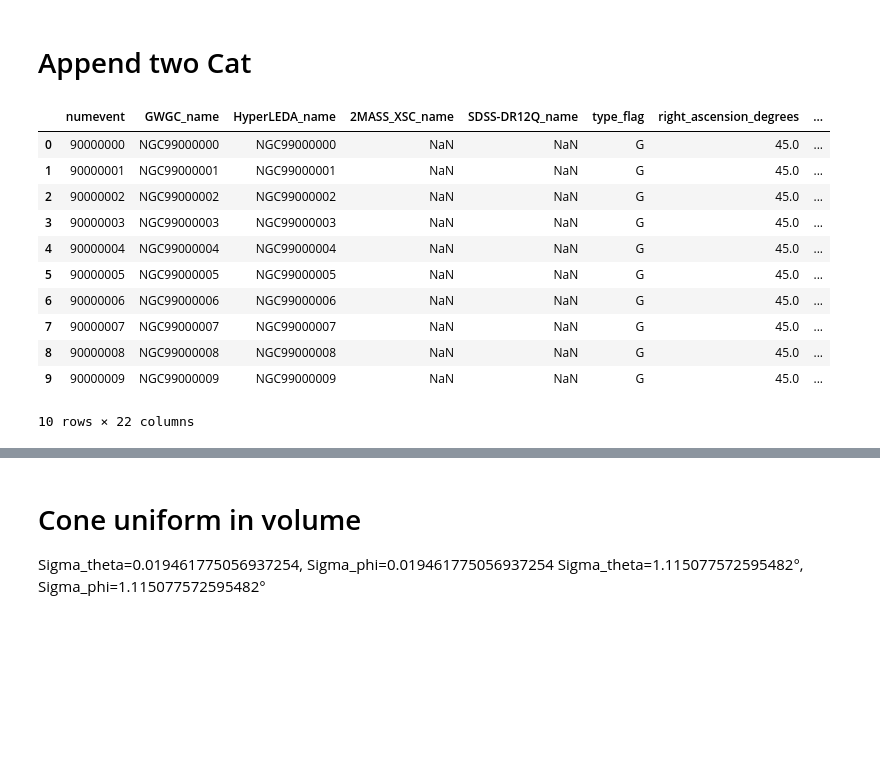
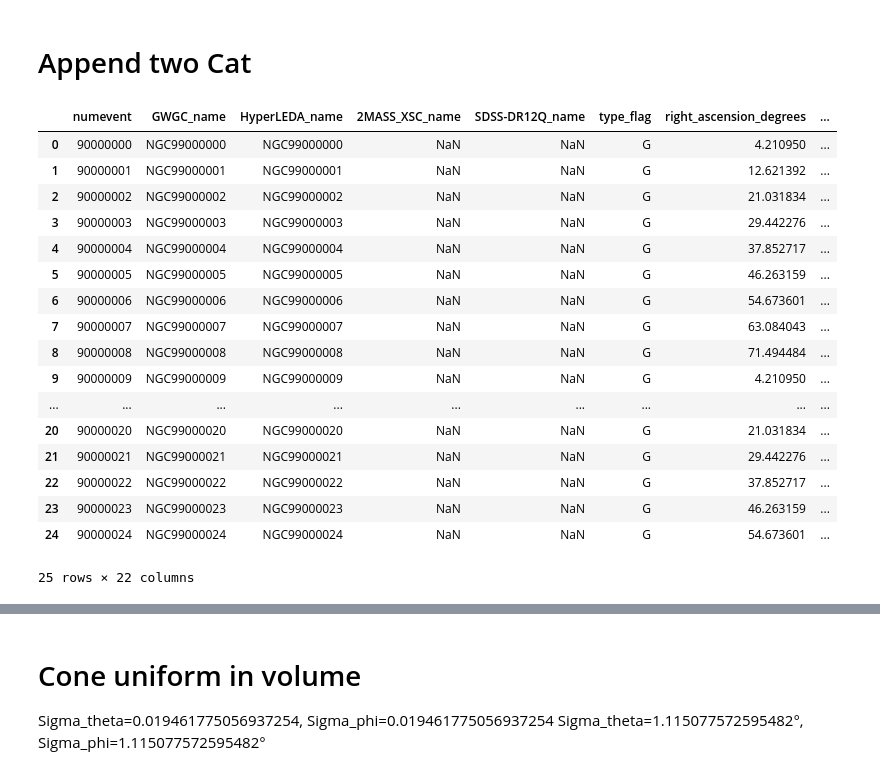
Before and after one commit to RCianca/DarkSirensStat, a Jupyter notebook: ProxyGenerator/GLADE-inator.ipynb, the cells around one changed output, grey strips where cells are left out. Saved outputs shown, nothing was run; the diff lists cells and outputs as text; code cells hidden in the pictures; blank space fills up the shorter version.

```diff
--- a/ProxyGenerator/GLADE-inator.ipynb
+++ b/ProxyGenerator/GLADE-inator.ipynb
@@ -835,25 +874,31 @@ del theta_gals
 # %% [markdown]
 # Append two Cat
 # %%
-tmp_host = pd.read_csv('host_of_GW2218xx.txt', sep=" ", header=None, low_memory=False)
+tmp_host = pd.read_csv('host_of_GW2220xx.txt', sep=" ", header=None, low_memory=False)
 #print(df[20])#pandas lavora al contrario ossia [colonna][riga]
 colnames=['numevent','GWGC_name','HyperLEDA_name','2MASS_XSC_name','SDSS-DR12Q_name','type_flag','right_ascension_degrees',
           'declination_degrees','dl','err_lum_dist','z','app_B_mag','err_app_B_mag','abs_B_mag','app_J_mag',
           'err_app_J_mag','app_H_mag','err_app_H_mag','app_K_mag','err_app_K_mag','lum_dist_flag','pec_vel_correction'
           ]
 tmp_host.columns=colnames
 tmp_host.head(25)
 # %% [output]
 |  | numevent | GWGC_name | HyperLEDA_name | 2MASS_XSC_name | SDSS-DR12Q_name | type_flag | right_ascension_degrees | ... |
-| 0 | 90000000 | NGC99000000 | NGC99000000 | NaN | NaN | G | 45.0 | ... |
-| 1 | 90000001 | NGC99000001 | NGC99000001 | NaN | NaN | G | 45.0 | ... |
-| 2 | 90000002 | NGC99000002 | NGC99000002 | NaN | NaN | G | 45.0 | ... |
-| 3 | 90000003 | NGC99000003 | NGC99000003 | NaN | NaN | G | 45.0 | ... |
-| 4 | 90000004 | NGC99000004 | NGC99000004 | NaN | NaN | G | 45.0 | ... |
-| 5 | 90000005 | NGC99000005 | NGC99000005 | NaN | NaN | G | 45.0 | ... |
-| 6 | 90000006 | NGC99000006 | NGC99000006 | NaN | NaN | G | 45.0 | ... |
-| 7 | 90000007 | NGC99000007 | NGC99000007 | NaN | NaN | G | 45.0 | ... |
-| 8 | 90000008 | NGC99000008 | NGC99000008 | NaN | NaN | G | 45.0 | ... |
-| 9 | 90000009 | NGC99000009 | NGC99000009 | NaN | NaN | G | 45.0 | ... |
+| 0 | 90000000 | NGC99000000 | NGC99000000 | NaN | NaN | G | 4.210950 | ... |
+| 1 | 90000001 | NGC99000001 | NGC99000001 | NaN | NaN | G | 12.621392 | ... |
+| 2 | 90000002 | NGC99000002 | NGC99000002 | NaN | NaN | G | 21.031834 | ... |
+| 3 | 90000003 | NGC99000003 | NGC99000003 | NaN | NaN | G | 29.442276 | ... |
+| 4 | 90000004 | NGC99000004 | NGC99000004 | NaN | NaN | G | 37.852717 | ... |
+| 5 | 90000005 | NGC99000005 | NGC99000005 | NaN | NaN | G | 46.263159 | ... |
+| 6 | 90000006 | NGC99000006 | NGC99000006 | NaN | NaN | G | 54.673601 | ... |
+| 7 | 90000007 | NGC99000007 | NGC99000007 | NaN | NaN | G | 63.084043 | ... |
+| 8 | 90000008 | NGC99000008 | NGC99000008 | NaN | NaN | G | 71.494484 | ... |
+| 9 | 90000009 | NGC99000009 | NGC99000009 | NaN | NaN | G | 4.210950 | ... |
+| ... | ... | ... | ... | ... | ... | ... | ... | ... |
+| 20 | 90000020 | NGC99000020 | NGC99000020 | NaN | NaN | G | 21.031834 | ... |
+| 21 | 90000021 | NGC99000021 | NGC99000021 | NaN | NaN | G | 29.442276 | ... |
+| 22 | 90000022 | NGC99000022 | NGC99000022 | NaN | NaN | G | 37.852717 | ... |
+| 23 | 90000023 | NGC99000023 | NGC99000023 | NaN | NaN | G | 46.263159 | ... |
+| 24 | 90000024 | NGC99000024 | NGC99000024 | NaN | NaN | G | 54.673601 | ... |
-10 rows × 22 columns
+25 rows × 22 columns
 # %%
```
Also changed, not shown: parts of 23 cells of this notebook, 3 other files.
